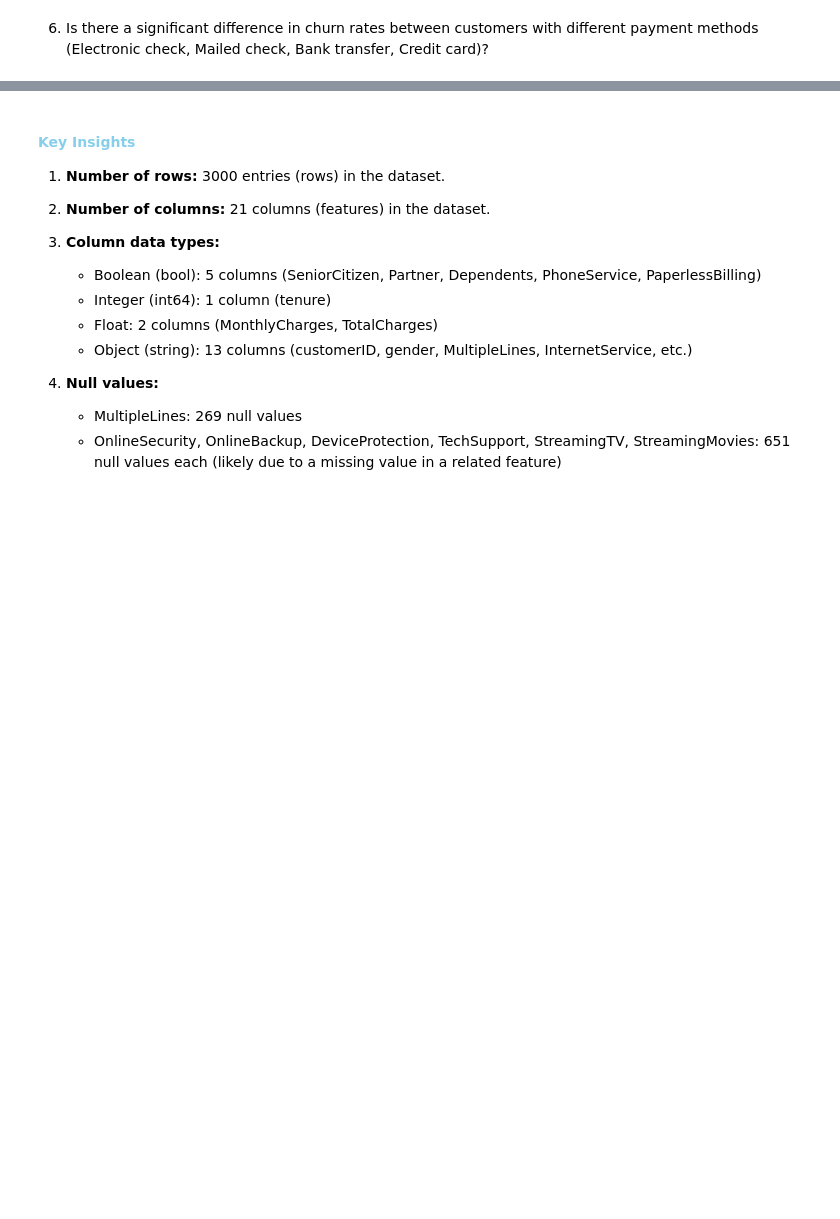
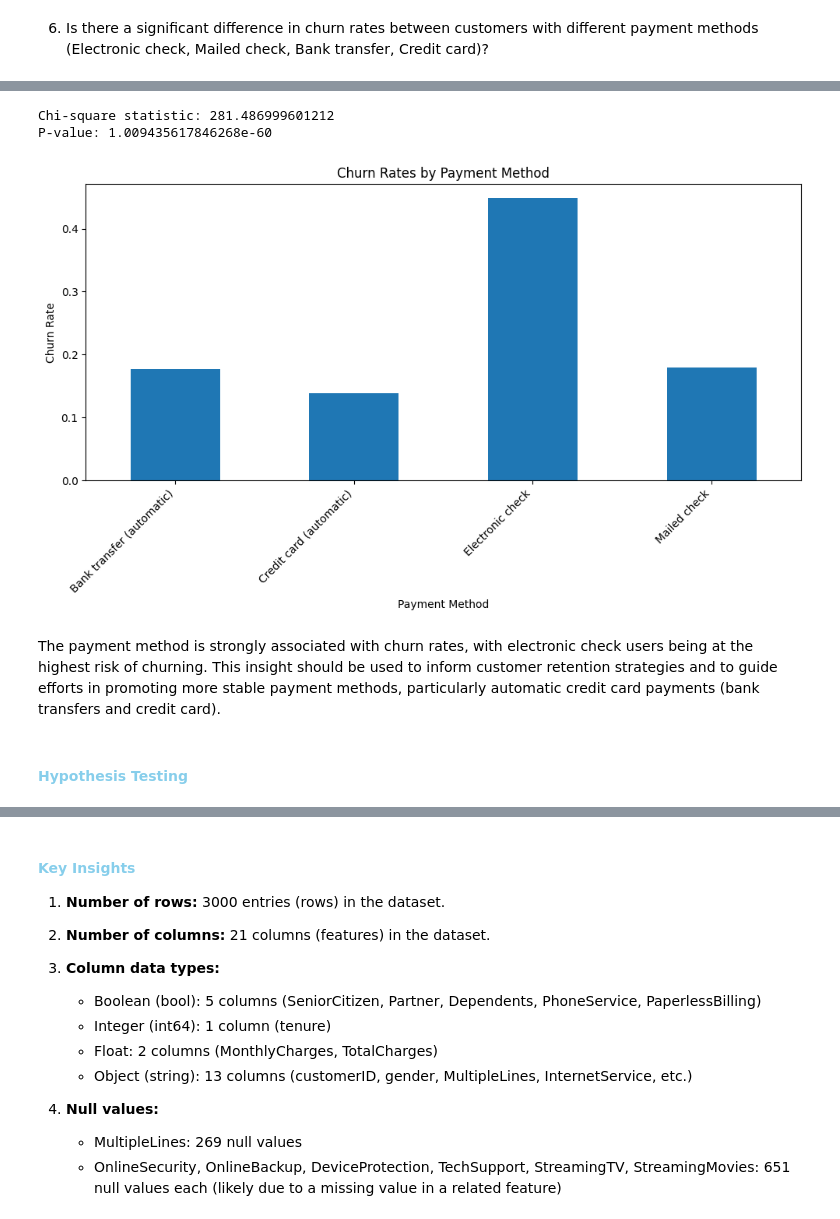
Before and after one commit to Ogoms/Customer-Churn-Prediction, a Jupyter notebook: Notebook/main.ipynb, the cells around one changed output, grey strips where cells are left out. Drawn from its saved outputs; the diff is of its cells as text; code cells hidden in the pictures; blank space fills up the shorter version.

```diff
--- a/Notebook/main.ipynb
+++ b/Notebook/main.ipynb
@@ -629,0 +781,21 @@ This analysis provides a clear understanding of how phone service status relates
+# %%
+# Identify the threshold for TotalCharges beyond which churn increases significantly
+
+
+# Prepare the data for logistic regression
+X = train_data[['TotalCharges']]
+y = train_data['Churn']
+
+# Add a constant to the model (intercept)
+X = sm.add_constant(X)
+
+# Fit the logistic regression model
+logit_model = sm.Logit(y, X).fit()
+print(logit_model.summary())
+
+# Calculate the predicted probabilities
+train_data['Churn_Prob'] = logit_model.predict(X)
+
+# Determine the threshold
+threshold = np.percentile(train_data[train_data['Churn'] == 1]['TotalCharges'], 75)
+print(f"Threshold for TotalCharges beyond which churn increases significantly: {threshold}")
@@ -632,2 +894,8 @@ This analysis provides a clear understanding of how phone service status relates
 # %% [markdown]
 6. Is there a significant difference in churn rates between customers with different payment methods (Electronic check, Mailed check, Bank transfer, Credit card)?
+# %%
+# Calculate churn rates for different payment methods
+
+churn_rates = train_data.groupby('PaymentMethod')['Churn'].mean()
+print("Churn rates by PaymentMethod:")
+print(churn_rates)
@@ -633,0 +916,26 @@ This analysis provides a clear understanding of how phone service status relates
+# %%
+# Perform chi-square test
+
+chi2, p_value, dof, expected = chi2_contingency(contingency_table)
+print(f"\nChi-square statistic: {chi2}")
+print(f"P-value: {p_value}")
+# %% [output]
+Chi-square statistic: 281.486999601212
+P-value: 1.009435617846268e-60
+# %%
+# Visualize the churn rates
+
+plt.figure(figsize=(10, 6))
+churn_rates.plot(kind='bar')
+plt.title('Churn Rates by Payment Method')
+plt.xlabel('Payment Method')
+plt.ylabel('Churn Rate')
+plt.xticks(rotation=45, ha='right')
+plt.tight_layout()
+plt.show()
+# %% [output]
+[figure, added]
+# %% [markdown]
+The payment method is strongly associated with churn rates, with electronic check users being at the highest risk of churning. This insight should be used to inform customer retention strategies and to guide efforts in promoting more stable payment methods, particularly automatic credit card payments (bank transfers and credit card).
+# %% [markdown]
+#### **<span style="color: skyblue;">Hypothesis Testing</span>**
```
Also changed, not shown: parts of 37 cells of this notebook, 1 other file.
